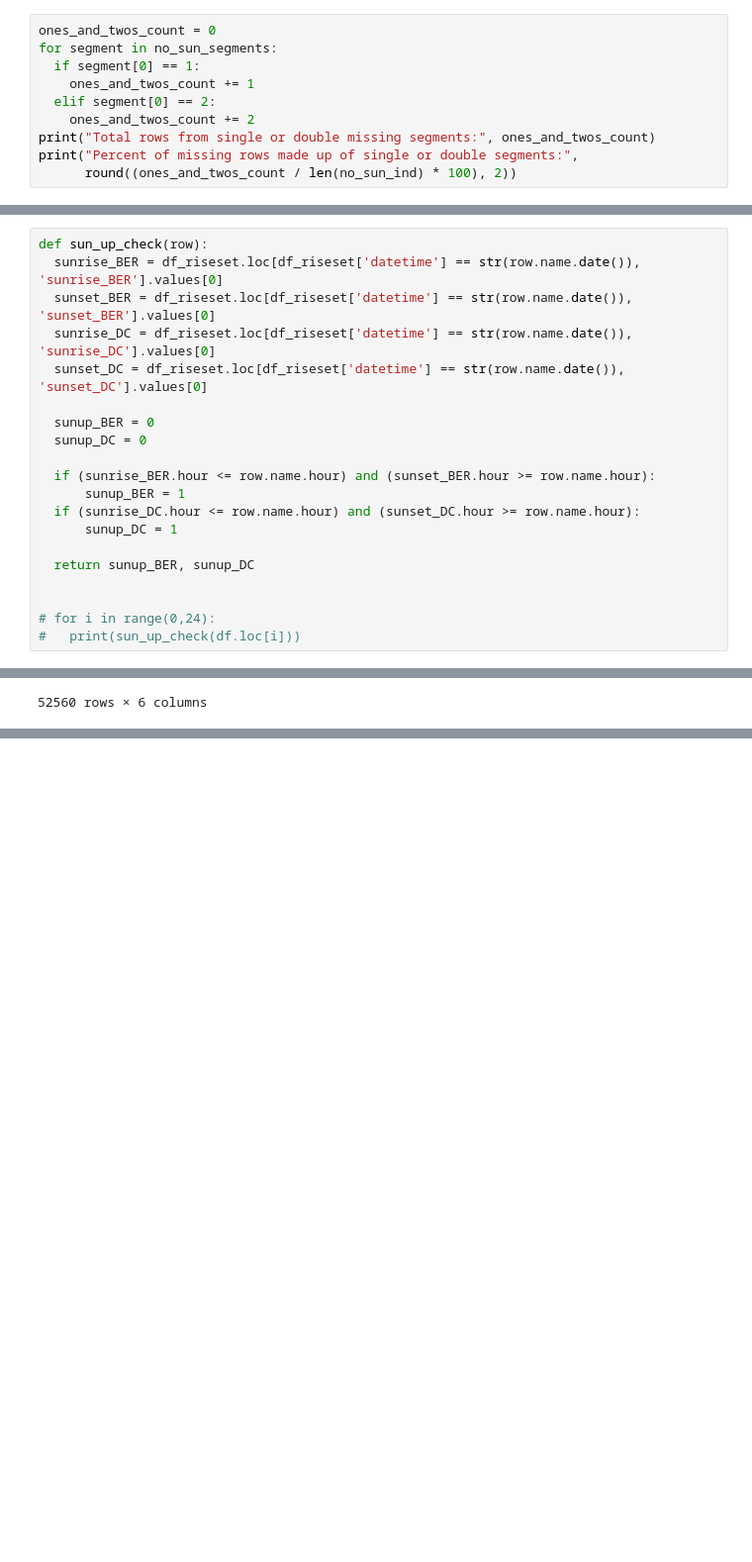
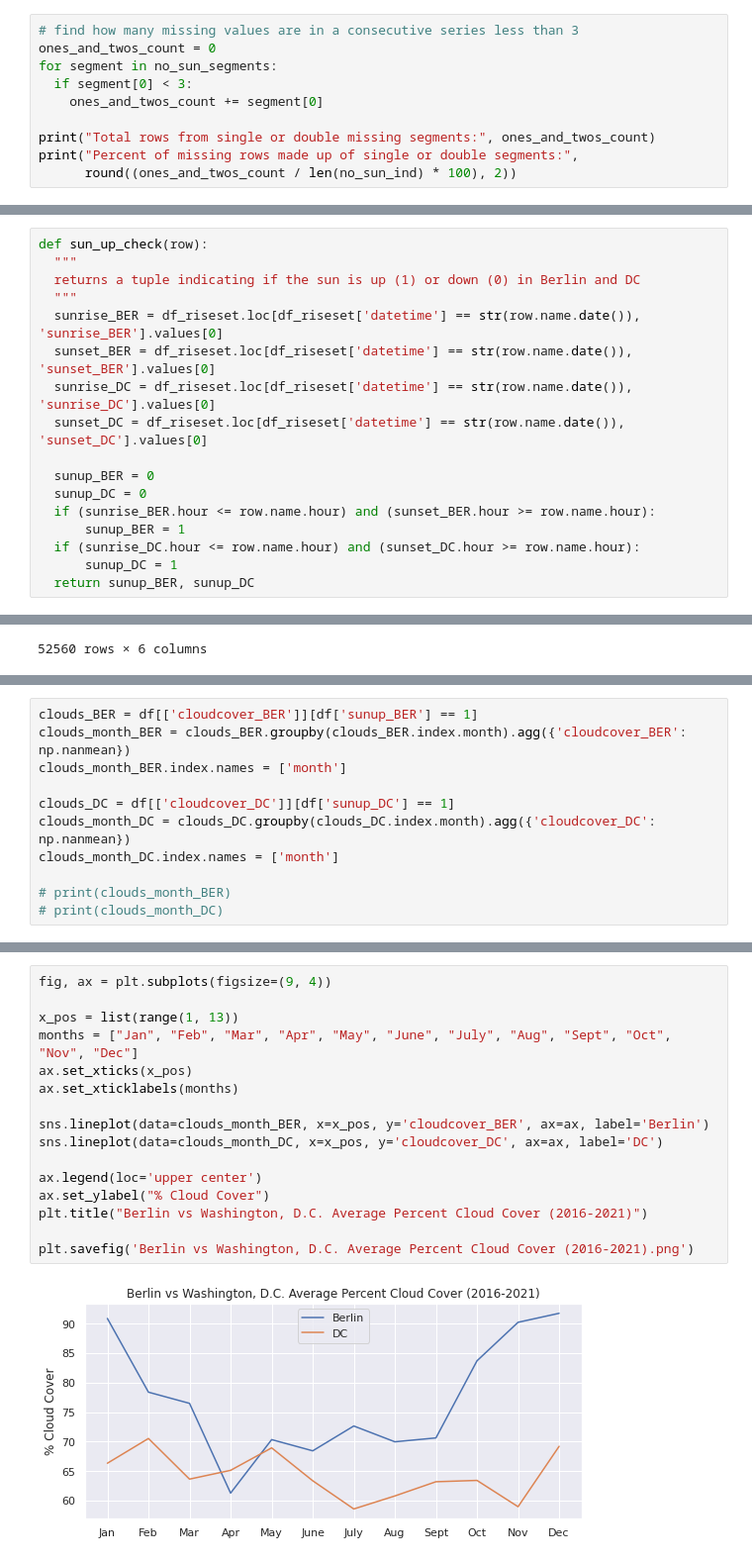
Before and after one commit to yasp-g/portfolio, a Jupyter notebook: Berlin-vs-DC-overcast-visualization/BER-DC-overcast.ipynb, the cells around one changed output, grey strips where cells are left out. Shown at 99% size. Saved outputs shown, nothing was run; the diff lists cells and outputs as text; blank space fills up the shorter version.

```diff
--- a/Berlin-vs-DC-overcast-visualization/BER-DC-overcast.ipynb
+++ b/Berlin-vs-DC-overcast-visualization/BER-DC-overcast.ipynb
@@ -432,12 +394,12 @@ month: 12
 Num of values: 4403
 % of data available: 98.6
 # %%
+# find how many missing values are in a consecutive series less than 3
 ones_and_twos_count = 0
 for segment in no_sun_segments:
-  if segment[0] == 1:
-    ones_and_twos_count += 1
-  elif segment[0] == 2:
-    ones_and_twos_count += 2
+  if segment[0] < 3:
+    ones_and_twos_count += segment[0]
+
 print("Total rows from single or double missing segments:", ones_and_twos_count)
 print("Percent of missing rows made up of single or double segments:",
       round((ones_and_twos_count / len(no_sun_ind) * 100), 2))
@@ -544,5 +478,8 @@ The following changes will be made:
 # %%
 def sun_up_check(row):
+  """
+  returns a tuple indicating if the sun is up (1) or down (0) in Berlin and DC
+  """
   sunrise_BER = df_riseset.loc[df_riseset['datetime'] == str(row.name.date()), 'sunrise_BER'].values[0]
   sunset_BER = df_riseset.loc[df_riseset['datetime'] == str(row.name.date()), 'sunset_BER'].values[0]
   sunrise_DC = df_riseset.loc[df_riseset['datetime'] == str(row.name.date()), 'sunrise_DC'].values[0]
@@ -550,16 +487,10 @@ def sun_up_check(row):
 
   sunup_BER = 0
   sunup_DC = 0
-
   if (sunrise_BER.hour <= row.name.hour) and (sunset_BER.hour >= row.name.hour):
       sunup_BER = 1
   if (sunrise_DC.hour <= row.name.hour) and (sunset_DC.hour >= row.name.hour):
       sunup_DC = 1
-
   return sunup_BER, sunup_DC
-
-
-# for i in range(0,24):
-#   print(sun_up_check(df.loc[i]))
 # %%
 df[['sunup_BER', 'sunup_DC']] = df.apply(sun_up_check, axis=1, result_type='expand')
@@ -925,0 +586,11 @@ WARNING:matplotlib.legend:No handles with labels found to put in legend.
+# %%
+clouds_BER = df[['cloudcover_BER']][df['sunup_BER'] == 1]
+clouds_month_BER = clouds_BER.groupby(clouds_BER.index.month).agg({'cloudcover_BER': np.nanmean})
+clouds_month_BER.index.names = ['month']
+
+clouds_DC = df[['cloudcover_DC']][df['sunup_DC'] == 1]
+clouds_month_DC = clouds_DC.groupby(clouds_DC.index.month).agg({'cloudcover_DC': np.nanmean})
+clouds_month_DC.index.names = ['month']
+
+# print(clouds_month_BER)
+# print(clouds_month_DC)
@@ -925,0 +635,18 @@ WARNING:matplotlib.legend:No handles with labels found to put in legend.
+# %%
+fig, ax = plt.subplots(figsize=(9, 4))
+
+x_pos = list(range(1, 13))
+months = ["Jan", "Feb", "Mar", "Apr", "May", "June", "July", "Aug", "Sept", "Oct", "Nov", "Dec"]
+ax.set_xticks(x_pos)
+ax.set_xticklabels(months)
+
+sns.lineplot(data=clouds_month_BER, x=x_pos, y='cloudcover_BER', ax=ax, label='Berlin')
+sns.lineplot(data=clouds_month_DC, x=x_pos, y='cloudcover_DC', ax=ax, label='DC')
+
+ax.legend(loc='upper center')
+ax.set_ylabel("% Cloud Cover")
+plt.title("Berlin vs Washington, D.C. Average Percent Cloud Cover (2016-2021)")
+
+plt.savefig('Berlin vs Washington, D.C. Average Percent Cloud Cover (2016-2021).png')
+# %% [output]
+[figure, added]
```
Also changed, not shown: parts of 91 cells of this notebook.
